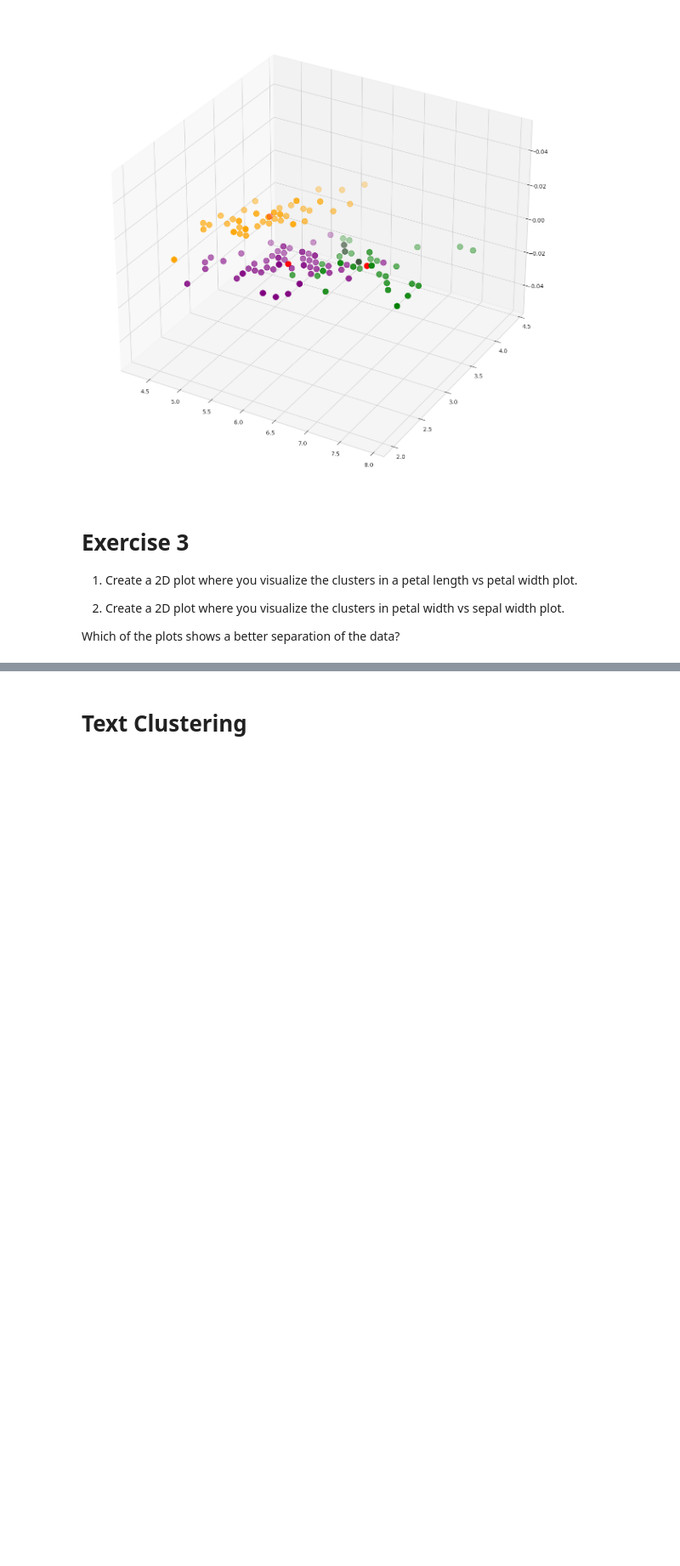
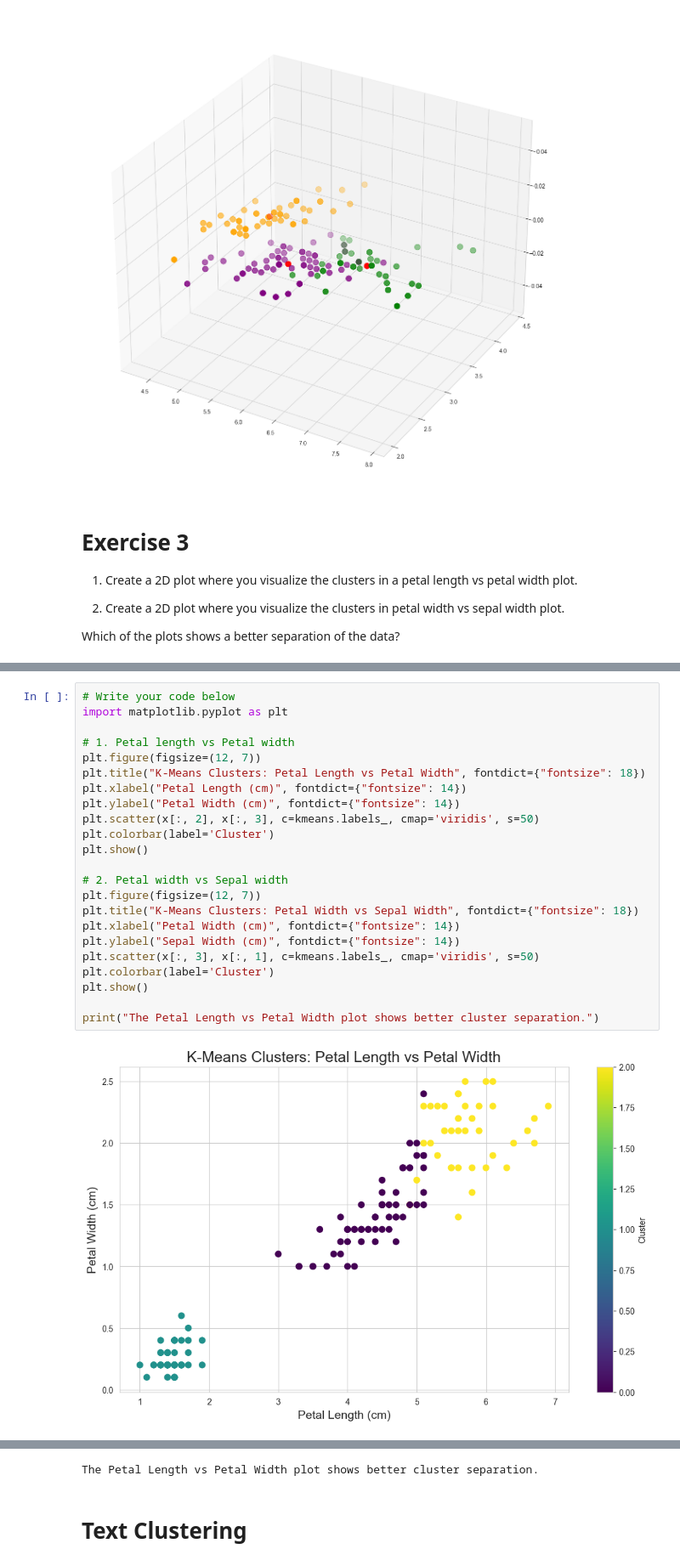
Before and after one commit to AlexandruCL/An_3, a Jupyter notebook: Sem_2/DM/Week_10/DM9_2025.ipynb, the cells around one changed output, grey strips where cells are left out. Shown at 85% size. Drawn from its saved outputs; the diff is of its cells as text; blank space fills up the shorter version.

```diff
--- a/Sem_2/DM/Week_10/DM9_2025.ipynb
+++ b/Sem_2/DM/Week_10/DM9_2025.ipynb
@@ -1093,0 +1018,25 @@ plt.show()
+# %%
+# Write your code below
+import matplotlib.pyplot as plt
+
+# 1. Petal length vs Petal width
+plt.figure(figsize=(12, 7))
+plt.title("K-Means Clusters: Petal Length vs Petal Width", fontdict={"fontsize": 18})
+plt.xlabel("Petal Length (cm)", fontdict={"fontsize": 14})
+plt.ylabel("Petal Width (cm)", fontdict={"fontsize": 14})
+plt.scatter(x[:, 2], x[:, 3], c=kmeans.labels_, cmap='viridis', s=50)
+plt.colorbar(label='Cluster')
+plt.show()
+
+# 2. Petal width vs Sepal width
+plt.figure(figsize=(12, 7))
+plt.title("K-Means Clusters: Petal Width vs Sepal Width", fontdict={"fontsize": 18})
+plt.xlabel("Petal Width (cm)", fontdict={"fontsize": 14})
+plt.ylabel("Sepal Width (cm)", fontdict={"fontsize": 14})
+plt.scatter(x[:, 3], x[:, 1], c=kmeans.labels_, cmap='viridis', s=50)
+plt.colorbar(label='Cluster')
+plt.show()
+
+print("The Petal Length vs Petal Width plot shows better cluster separation.")
+# %% [output]
+[figure, added]
@@ -1094,3 +1044,4 @@ plt.show()
+The Petal Length vs Petal Width plot shows better cluster separation.
 # %% [markdown]
 # Text Clustering
 # %% [markdown]
```
Also changed, not shown: parts of 27 cells of this notebook, 2 other files.
